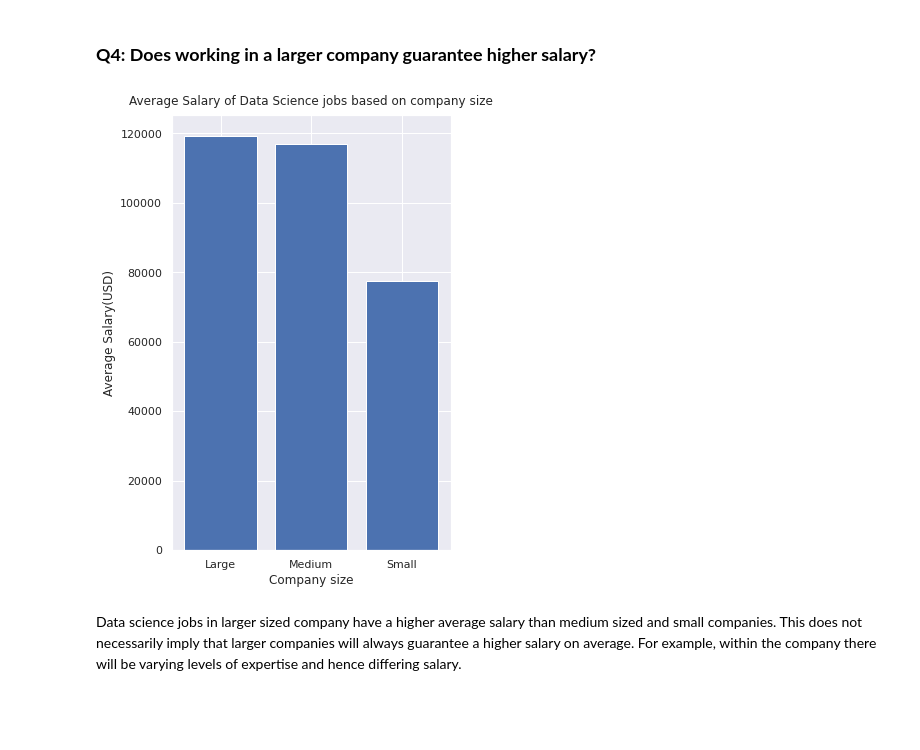
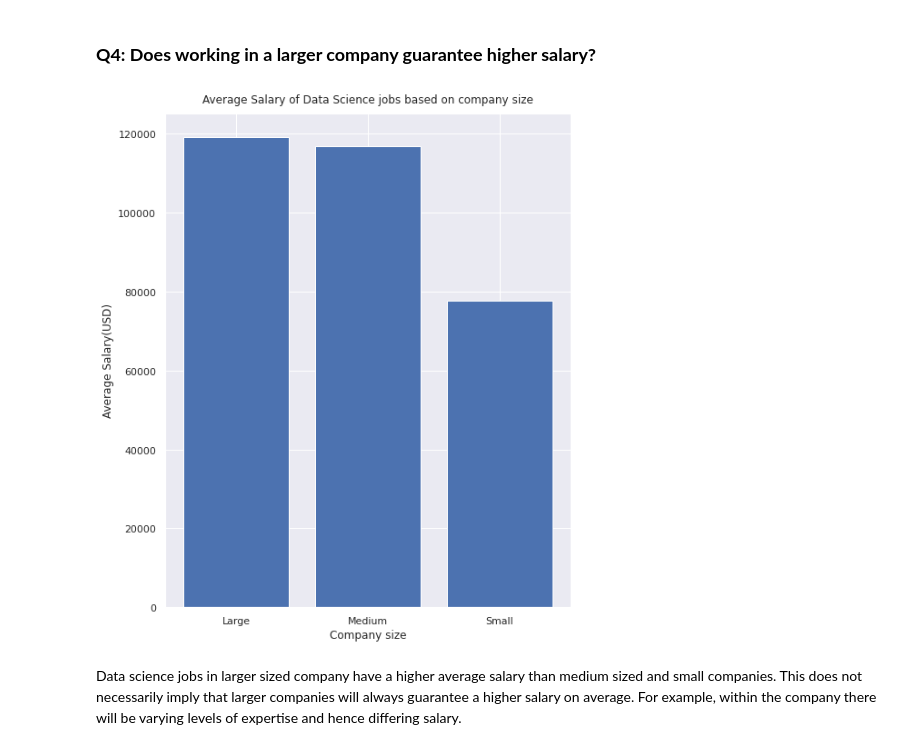
Before and after one commit to a-tayo/project1-data-scientist-nanodegree, a Jupyter notebook: data-science-job-salaries.ipynb, the cells around one changed output. Saved outputs shown, nothing was run; the diff lists cells and outputs as text; code cells hidden in the pictures; blank space fills up the shorter version.

```diff
--- a/data-science-job-salaries.ipynb
+++ b/data-science-job-salaries.ipynb
@@ -127,15 +134,16 @@ Though Data science jobs that are `full time based` have a higher average salary
 ### **Q4: Does working in a larger company guarantee higher salary?**
 # %%
 avg_sal_per_comp_size=data_sal.groupby('company_size').mean()['salary_in_usd']
-plt.figure(figsize=(5,8))
+
+plt.figure(figsize=(8,10))
 plt.bar(avg_sal_per_comp_size.index, avg_sal_per_comp_size.values)
 plt.xlabel('Company size')
 plt.ylabel('Average Salary(USD)')
 xticks = ['Large', 'Medium', 'Small']
 plt.xticks(range(len(xticks)), xticks)
 plt.title('Average Salary of Data Science jobs based on company size', y=1.01);
 # %% [output]
-[figure, old version]
+[figure, new version]
 # %% [markdown]
 Data science jobs in larger sized company have a higher average salary than medium sized and small companies.
 This does not necessarily imply that larger companies will always guarantee a higher salary on average. For example, within the company there will be varying levels of expertise and hence differing salary.
```
Also changed, not shown: parts of 5 cells of this notebook.
